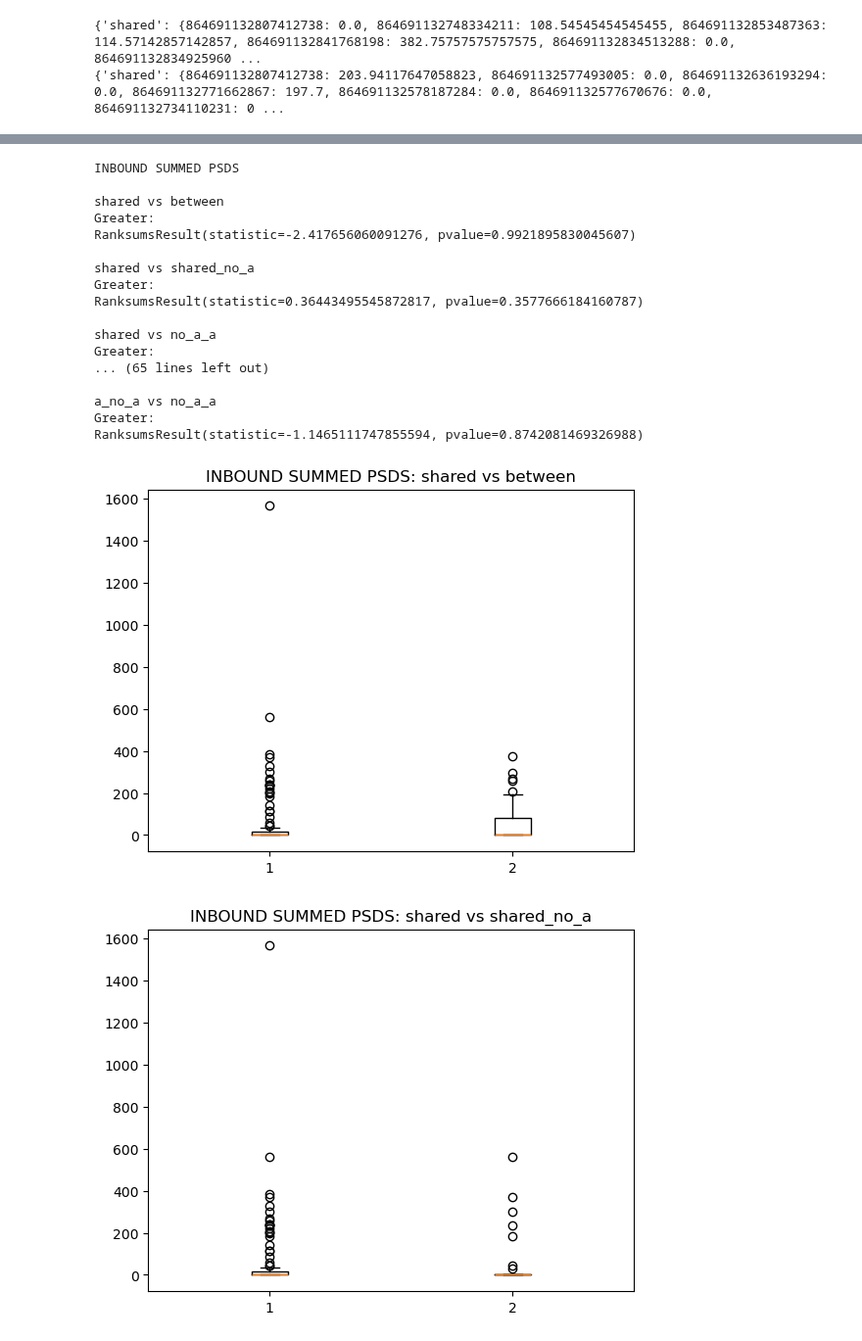
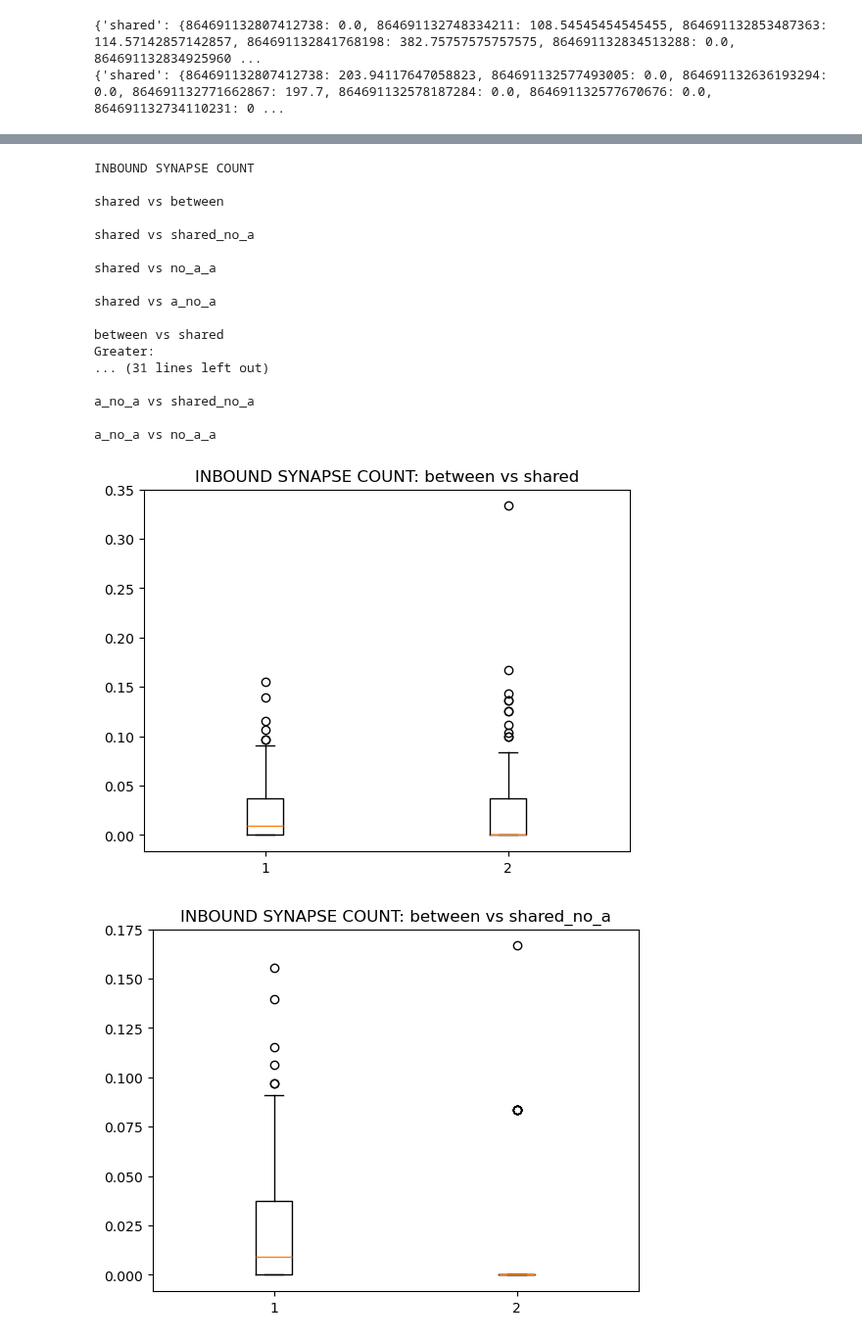
Before and after one commit to Jawagnercarena/Assembly_Organization, a Jupyter notebook: files_to_discuss/stefan_b_monosynaptic_analysis_by_sets.ipynb, the cells around one changed output, grey strips where cells are left out. Shown at 98% size. Saved outputs shown, nothing was run; the diff lists cells and outputs as text; code cells hidden in the pictures.

Commit message:
Cleaned up and fixed some inbound filtering

```diff
--- a/files_to_discuss/stefan_b_monosynaptic_analysis_by_sets.ipynb
+++ b/files_to_discuss/stefan_b_monosynaptic_analysis_by_sets.ipynb
@@ -11,7 +11,7 @@ import scipy.stats as stats
 import pandas as pd
 # from collections import defaultdict
 
-with open('all_rect.json') as f:
+with open('pyr_rect.json') as f:
     loaded_json = json.load(f)
 my_data = LSMMData.LSMMData(loaded_json)
 data_a = my_data.data
@@ -174,8 +186,8 @@ W_in = {}
 for c in C:
     W_in[c.__name__] = {}
     for i in post_root_ids:
-        if len([j for j in post_root_ids if c(i, j, A)]) > 0:
-            W_in[c.__name__][i] = sum([w[(j, i)] for j in pre_root_ids if c(i, j, A)]) / len([j for j in pre_root_ids if c(i, j, A)])
+        if len([j for j in post_root_ids if c(j, i, A)]) > 0:
+            W_in[c.__name__][i] = sum([w[(j, i)] for j in pre_root_ids if c(j, i, A)]) / len([j for j in pre_root_ids if c(j, i, A)])
 
 S_out = {}
 for c in C:
@@ -188,8 +200,8 @@ S_in = {}
 for c in C:
     S_in[c.__name__] = {}
     for i in post_root_ids:
-        if len([j for j in post_root_ids if c(i, j, A)]) > 0:
-            S_in[c.__name__][i] = sum([s[(j, i)] for j in pre_root_ids if c(i, j, A)]) / len([j for j in pre_root_ids if c(i, j, A)])
+        if len([j for j in post_root_ids if c(j, i, A)]) > 0:
+            S_in[c.__name__][i] = sum([s[(j, i)] for j in pre_root_ids if c(j, i, A)]) / len([j for j in pre_root_ids if c(j, i, A)])
 
 print(W_out)
 print(W_in)
@@ -242,0 +292,21 @@ RanksumsResult(statistic=-2.0582263434965364, pvalue=0.9802157945377737)
+# %%
+# Outbound Synapse Count Statistical tests
+
+print('\n\nOUTBOUND SYNAPSE COUNT')
+
+for c1 in C:
+    for c2 in C:
+        if c1.__name__ != c2.__name__:
+            print(f'\n{c1.__name__} vs {c2.__name__}')
+            result = stats.ranksums(list(S_out[c1.__name__].values()), list(S_out[c2.__name__].values()), alternative='greater')
+            if result.pvalue < 0.05:
+                print('Greater:')
+                print(result)
+                plt.figure()
+                plt.boxplot([list(S_out[c1.__name__].values()), list(S_out[c2.__name__].values())])
+                plt.title(f'OUTBOUND SYNAPSE COUNT: {c1.__name__} vs {c2.__name__}')
+            # print('Greater:')
+            # print()
+            # plt.figure()
+            # plt.boxplot([list(S_out[c1.__name__].values()), list(S_out[c2.__name__].values())])
+            # plt.title(f'OUTBOUND SYNAPSE COUNT: {c1.__name__} vs {c2.__name__}')
@@ -243,34 +332,36 @@ RanksumsResult(statistic=-2.0582263434965364, pvalue=0.9802157945377737)
 # %%
 # Inbound Statistical tests
 
-print('\n\nINBOUND SUMMED PSDS')
+print('\n\nINBOUND SYNAPSE COUNT')
 
 for c1 in C:
     for c2 in C:
         if c1.__name__ != c2.__name__:
             print(f'\n{c1.__name__} vs {c2.__name__}')
-            print('Greater:')
-            print(stats.ranksums(list(W_in[c1.__name__].values()), list(W_in[c2.__name__].values()), alternative='greater'))
-            plt.figure()
-            plt.boxplot([list(W_in[c1.__name__].values()), list(W_in[c2.__name__].values())])
-            plt.title(f'INBOUND SUMMED PSDS: {c1.__name__} vs {c2.__name__}')
+            result = stats.ranksums(list(S_in[c1.__name__].values()), list(S_in[c2.__name__].values()), alternative='greater')
+            if result.pvalue < 0.05:
+                print('Greater:')
+                print(result)
+                plt.figure()
+                plt.boxplot([list(S_in[c1.__name__].values()), list(S_in[c2.__name__].values())])
+                plt.title(f'INBOUND SYNAPSE COUNT: {c1.__name__} vs {c2.__name__}')
 # %% [output]
-INBOUND SUMMED PSDS
+INBOUND SYNAPSE COUNT
 
 shared vs between
-Greater:
-RanksumsResult(statistic=-2.417656060091276, pvalue=0.9921895830045607)
 
 shared vs shared_no_a
-Greater:
-RanksumsResult(statistic=0.36443495545872817, pvalue=0.3577666184160787)
 
 shared vs no_a_a
+
+shared vs a_no_a
+
+between vs shared
 Greater:
-... (65 lines left out)
+... (31 lines left out)
+
+a_no_a vs shared_no_a
 
 a_no_a vs no_a_a
-Greater:
-RanksumsResult(statistic=-1.1465111747855594, pvalue=0.8742081469326988)
-[figure, old version]
+[figure, new version]
-[figure, old version]
+[figure, new version]
```
Also changed, not shown: parts of 8 cells of this notebook.
